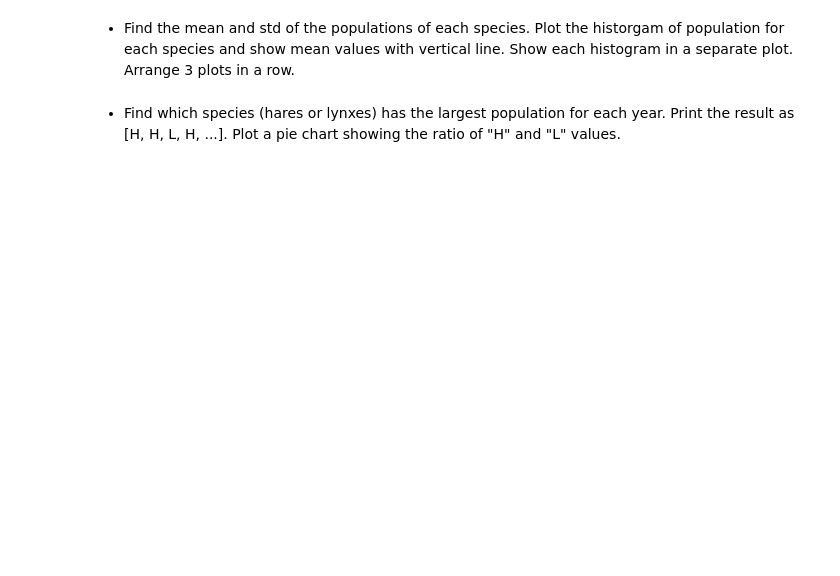
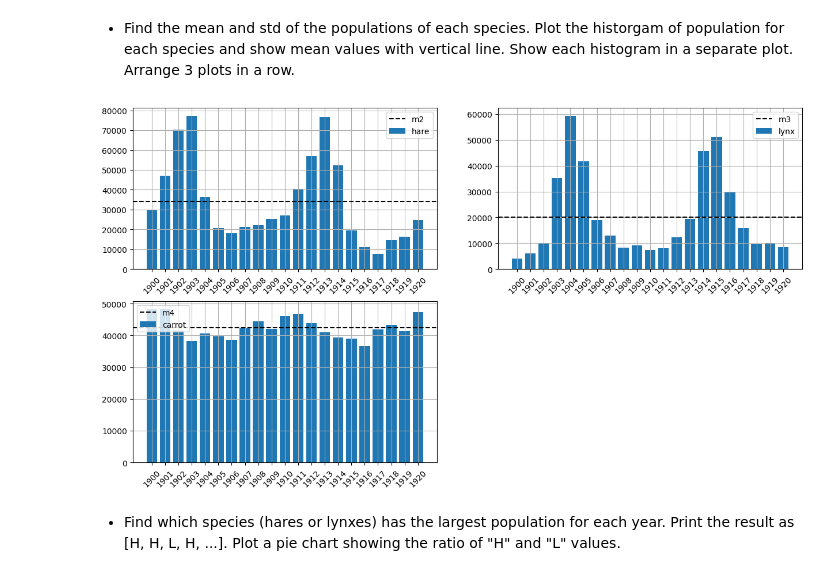
Before and after one commit to Mugetsu-Nuckie/dzstatprac, a Jupyter notebook: dz2.ipynb, the cells around one changed output. Cells and saved outputs as stored; diff of their text form; code cells hidden in the pictures; blank space fills up the shorter version.

```diff
--- a/dz2.ipynb
+++ b/dz2.ipynb
@@ -100,4 +148,38 @@ ValueError: could not convert string '<!DOCTYPE' to float64 at row 0, column 1.
 # %% [markdown]
 - Find the mean and std of the populations of each species. Plot the historgam of population for each species and show mean values with vertical line. Show each histogram in a separate plot. Arrange 3 plots in a row.
+# %%
+data = np.loadtxt('populations.txt')
+column1 = data[:, 0]
+column2 = data[:, 1]
+column3 = data[:, 2]
+column4 = data[:, 3]
+m2 = column2.mean()
+m3 = column3.mean()
+m4 = column4.mean()
+D2 = column2.std()
+D3 = column3.std()
+D4 = column4.std()
+plt.figure(figsize=(15, 8))
+plt.subplot(2, 2, 1)
+plt.bar(column1, column2, label="hare")
+plt.grid(True)
+plt.xticks(column1, rotation=45)
+plt.axhline(m2, linestyle='--', color='black', label = "m2")
+plt.legend()
+plt.subplot(2, 2, 2)
+plt.bar(column1, column3, label="lynx")
+plt.xticks(column1, rotation=45)
+plt.axhline(m3, linestyle='--', color='black', label = "m3")
+plt.grid(True)
+plt.legend()
+plt.subplot(2, 2, 3)
+plt.bar(column1, column4, label="carrot")
+plt.xticks(column1, rotation=45)
+plt.axhline(m4, linestyle='--', color='black', label = "m4")
+plt.grid(True)
+plt.legend()
+plt.show()
+# %% [output]
+[figure, added]
 # %% [markdown]
 - Find which species (hares or lynxes) has the largest population for each year. Print the result as [H, H, L, H, ...]. Plot a pie chart showing the ratio of "H" and "L" values.
```
Also changed, not shown: parts of 7 cells of this notebook.
